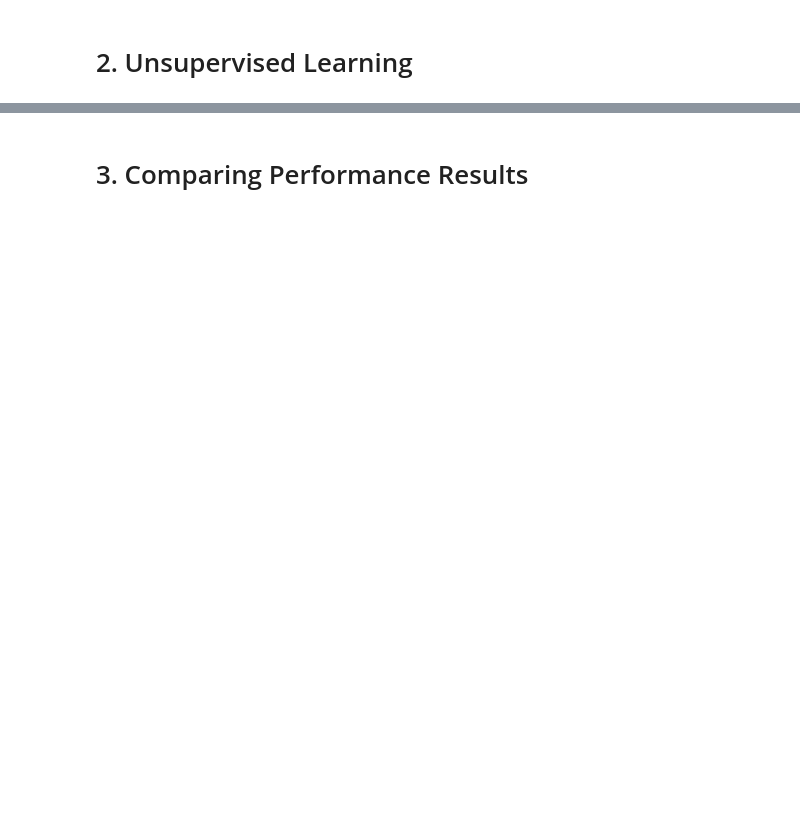
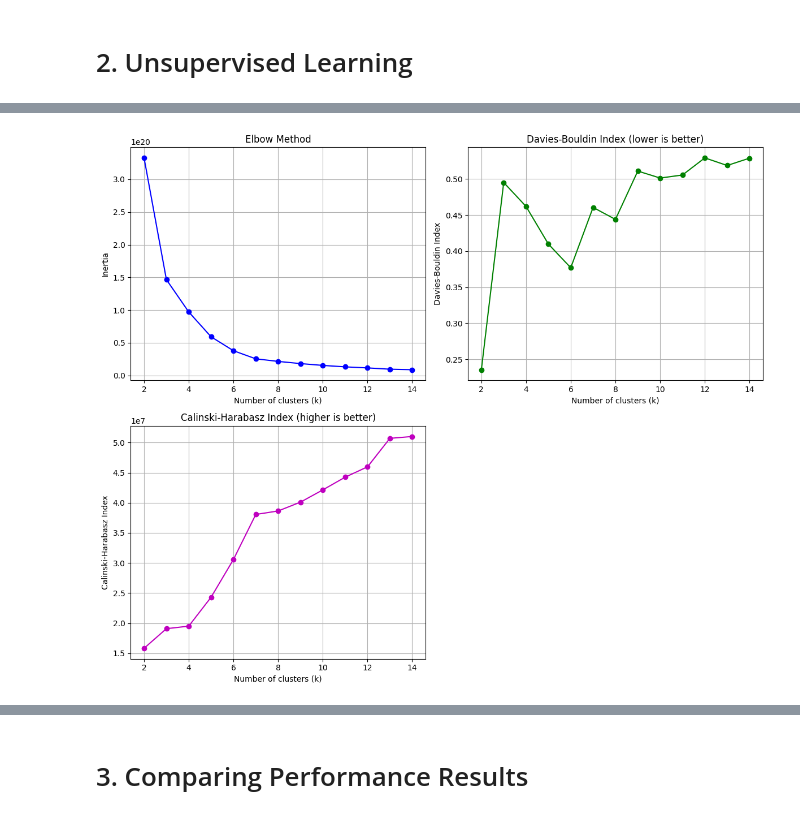
Before and after one commit to anacletu/ml-intrusion-detection-cicids2017, a Jupyter notebook: cicids2017-ml-models-comparison-unsupervised.ipynb, the cells around one changed output, grey strips where cells are left out. Cells and saved outputs as stored; diff of their text form; code cells hidden in the pictures; blank space fills up the shorter version.

```diff
--- a/cicids2017-ml-models-comparison-unsupervised.ipynb
+++ b/cicids2017-ml-models-comparison-unsupervised.ipynb
@@ -30,0 +228,7 @@ This notebook presents the training process, hyperparameter tuning, and comparat
+# %%
+# Preparing features and truth labels
+X = clean_df.drop('Attack Type', axis=1)
+y = clean_df['Attack Type']
+
+# Splitting the data into training and test sets
+X_train, X_test, y_train, y_test = train_test_split(X, y, test_size=0.3, random_state=42, stratify=y)
@@ -30,0 +239,9 @@ This notebook presents the training process, hyperparameter tuning, and comparat
+# %%
+# Initializing RobustScaler
+scaler = RobustScaler()
+
+# Fit and transform the training data
+X_train_scaled = scaler.fit_transform(X_train)
+
+# Transform the test and validation set using the fitted scaler
+X_test_scaled = scaler.transform(X_test)
@@ -32,0 +500,4 @@ This notebook presents the training process, hyperparameter tuning, and comparat
+# %%
+# Find optimal k
+k_range = range(2, 15)
+results = find_optimal_k(X_train_scaled, k_range)
@@ -32,0 +518,30 @@ This notebook presents the training process, hyperparameter tuning, and comparat
+# %%
+# Plotting results
+fig, axes = plt.subplots(2, 2, figsize=(12, 10))
+
+# Plot inertia (Elbow method)
+axes[0, 0].plot(results['k_values'], results['inertia'], 'bo-')
+axes[0, 0].set_xlabel('Number of clusters (k)')
+axes[0, 0].set_ylabel('Inertia')
+axes[0, 0].set_title('Elbow Method')
+axes[0, 0].grid(True)
+
+# Plot Davies-Bouldin index
+axes[0, 1].plot(results['k_values'], results['davies_bouldin'], 'go-')
+axes[0, 1].set_xlabel('Number of clusters (k)')
+axes[0, 1].set_ylabel('Davies-Bouldin Index')
+axes[0, 1].set_title('Davies-Bouldin Index (lower is better)')
+axes[0, 1].grid(True)
+
+# Plot Calinski-Harabasz index
+axes[1, 0].plot(results['k_values'], results['calinski_harabasz'], 'mo-')
+axes[1, 0].set_xlabel('Number of clusters (k)')
+axes[1, 0].set_ylabel('Calinski-Harabasz Index')
+axes[1, 0].set_title('Calinski-Harabasz Index (higher is better)')
+axes[1, 0].grid(True)
+
+fig.delaxes(axes[1, 1])
+plt.tight_layout()
+plt.show()
+# %% [output]
+[figure, added]
```
Also changed, not shown: parts of 68 cells of this notebook.
